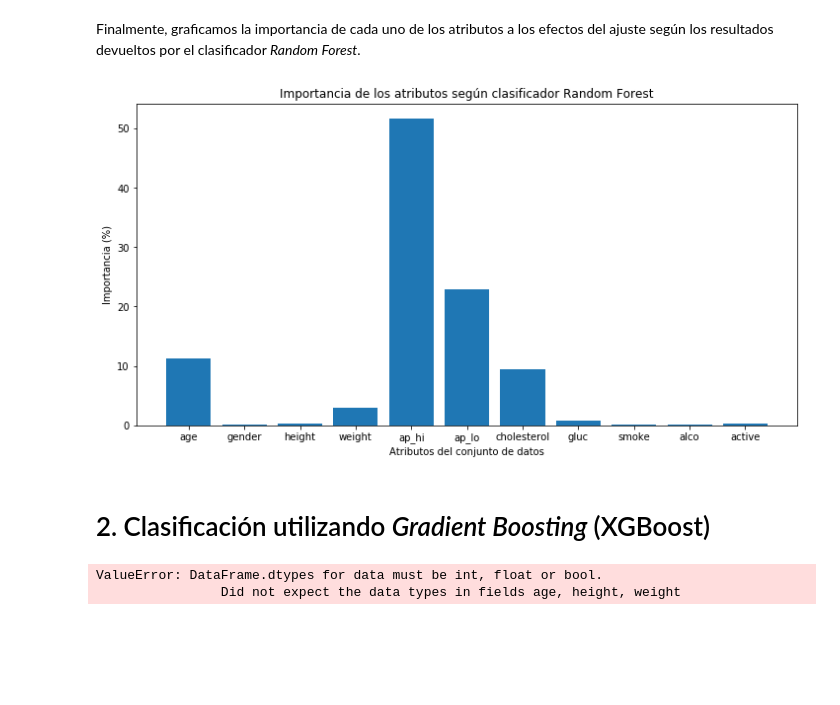
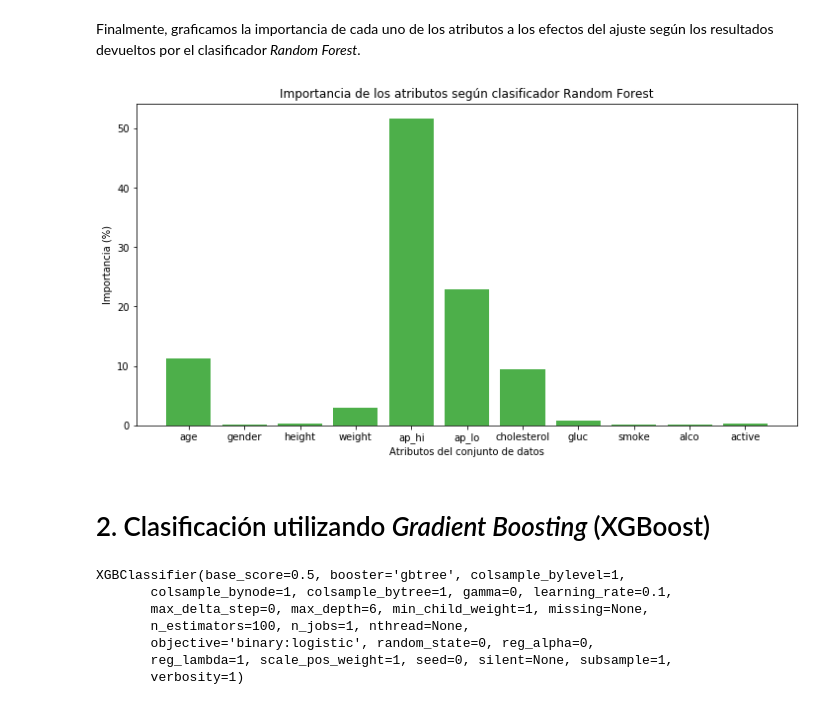
Before and after one commit to srovere/maestria-data-mining, a Jupyter notebook: src/python/aprendizaje-automatico/TP2/RF.ipynb, the cells around one changed output. Drawn from its saved outputs; the diff is of its cells as text; code cells hidden in the pictures; blank space fills up the shorter version.

Commit message:
XGBoost funcionando

```diff
--- a/src/python/aprendizaje-automatico/TP2/RF.ipynb
+++ b/src/python/aprendizaje-automatico/TP2/RF.ipynb
@@ -23,7 +23,7 @@ def DiscretizarPorCuantiles(datos, columnas, intervalos):
         etiquetas = list(map(str, numpy.arange(1, intervalos + 1)))
 
         (nuevosDatos, intervalosEtiquetas) = pandas.qcut(x=datos[columna], q=cuantiles, labels=etiquetas, retbins=True)
-        datosNuevos[columna] = nuevosDatos
+        datosNuevos[columna] = nuevosDatos.cat.codes
         informacion[columna] = { "cuantiles": cuantiles, "etiquetas": etiquetas, "intervalos": intervalosEtiquetas }
     return [datosNuevos, informacion ]
 
@@ -86,34 +86,27 @@ Finalmente, graficamos la importancia de cada uno de los atributos a los efectos
 # %%
 valoresX      = atributosDesarrollo.columns
 valoresY      = 100 * clasificadorRandomForest.feature_importances_
 figura, panel = matplotlib.pyplot.subplots(figsize = (12, 6))
-panel.bar(valoresX, valoresY)
+panel.bar(valoresX, valoresY, color="#4daf4a")
 panel.set_xlabel('Atributos del conjunto de datos')
 panel.set_ylabel('Importancia (%)')
 panel.set_title('Importancia de los atributos según clasificador Random Forest')
 figura.show()
 # %% [output]
-[figure, old version]
+[figure, new version]
 # %% [markdown]
 # 2. Clasificación utilizando *Gradient Boosting* (XGBoost)
 # %%
-clasificadorXGBoost = xgboost.XGBClassifier(max_depth=7,
-                                            min_child_weight=1,
-                                            learning_rate=0.1,
+clasificadorXGBoost = xgboost.XGBClassifier(max_depth=6,
                                             n_estimators=100,
-                                            silent=True,
                                             objective='binary:logistic',
-                                            gamma=0,
-                                            max_delta_step=0,
-                                            subsample=1,
-                                            colsample_bytree=1,
-                                            colsample_bylevel=1,
-                                            reg_alpha=0,
-                                            reg_lambda=0,
-                                            scale_pos_weight=30,
-                                            seed=0,
-                                            missing=None)
+                                            seed=0)
 clasificadorXGBoost.fit(atributosDesarrollo, objetivoDesarrollo)
 # %% [output]
-ValueError: DataFrame.dtypes for data must be int, float or bool.
-                Did not expect the data types in fields age, height, weight
+XGBClassifier(base_score=0.5, booster='gbtree', colsample_bylevel=1,
+       colsample_bynode=1, colsample_bytree=1, gamma=0, learning_rate=0.1,
+       max_delta_step=0, max_depth=6, min_child_weight=1, missing=None,
+       n_estimators=100, n_jobs=1, nthread=None,
+       objective='binary:logistic', random_state=0, reg_alpha=0,
+       reg_lambda=1, scale_pos_weight=1, seed=0, silent=None, subsample=1,
+       verbosity=1)
```
Also changed, not shown: parts of 6 cells of this notebook.
